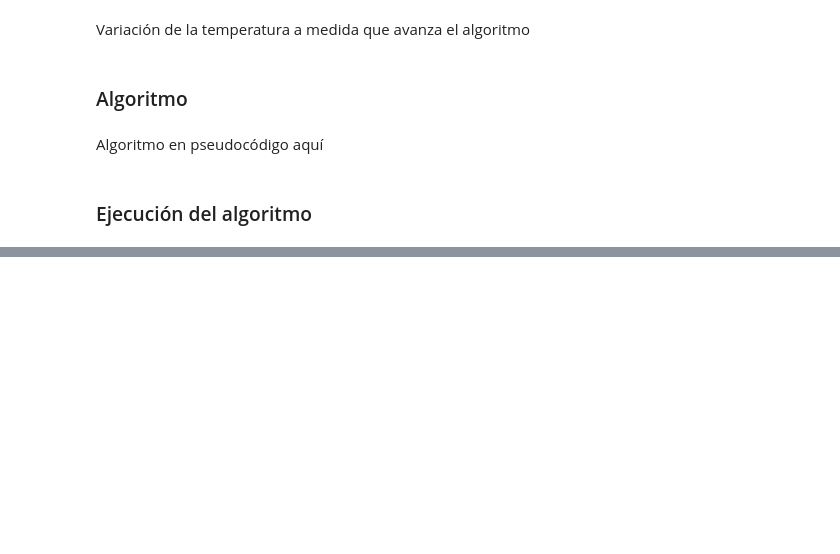
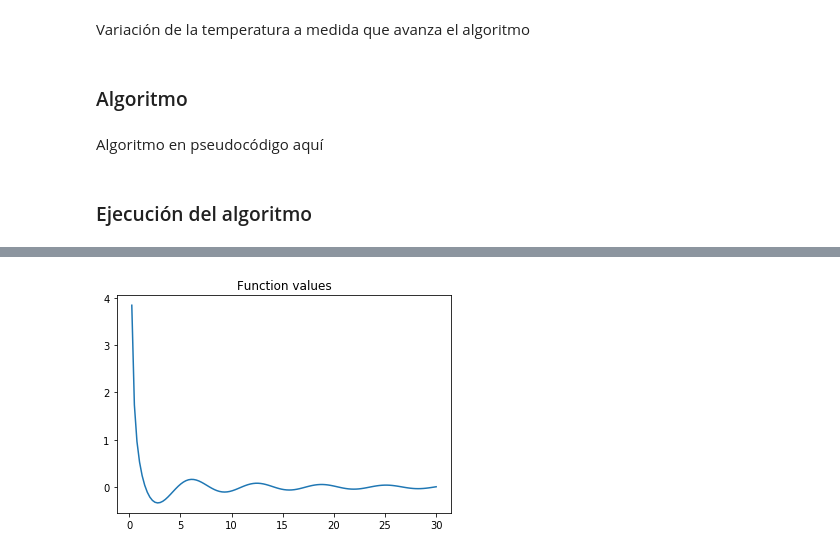
Before and after one commit to scaverod/MinFun-SA, a Jupyter notebook: enunciado.ipynb, the cells around one changed output, grey strips where cells are left out. Cells and saved outputs as stored; diff of their text form; code cells hidden in the pictures; blank space fills up the shorter version.

Commit message:
añadido gráfico de la función

```diff
--- a/enunciado.ipynb
+++ b/enunciado.ipynb
@@ -107,3 +107,20 @@ iteracion #999/1000 : T = 0.01, x =    0, y =    0, x_vecina = 0.172, y_vecina =
+# %%
+#Es necesario definir la función dentro de esta función para hacer la evaluación directamente, en caso de hacerla desde
+#fuera se cambia el tipo y no es capaz de almacenar los valores, no encuentro una solución.
+def get_values(fun_range):
+    x = np.linspace(fun_range[0], fun_range[1], (fun_range[1]-fun_range[0])*4)
+    y = np.cos(x)/x
+    return x, y
+
+def see_function(fun_range):
+    plt.figure()
+    plt.title("Function values")
+    x, y = get_values(fun_range)
+    plt.plot(x, y)
+
+see_function(INTERVALO)
+# %% [output]
+[figure, added]
 # %%
 def see_annealing(states, costs):
     plt.figure()
```
Also changed, not shown: parts of 3 cells of this notebook.
